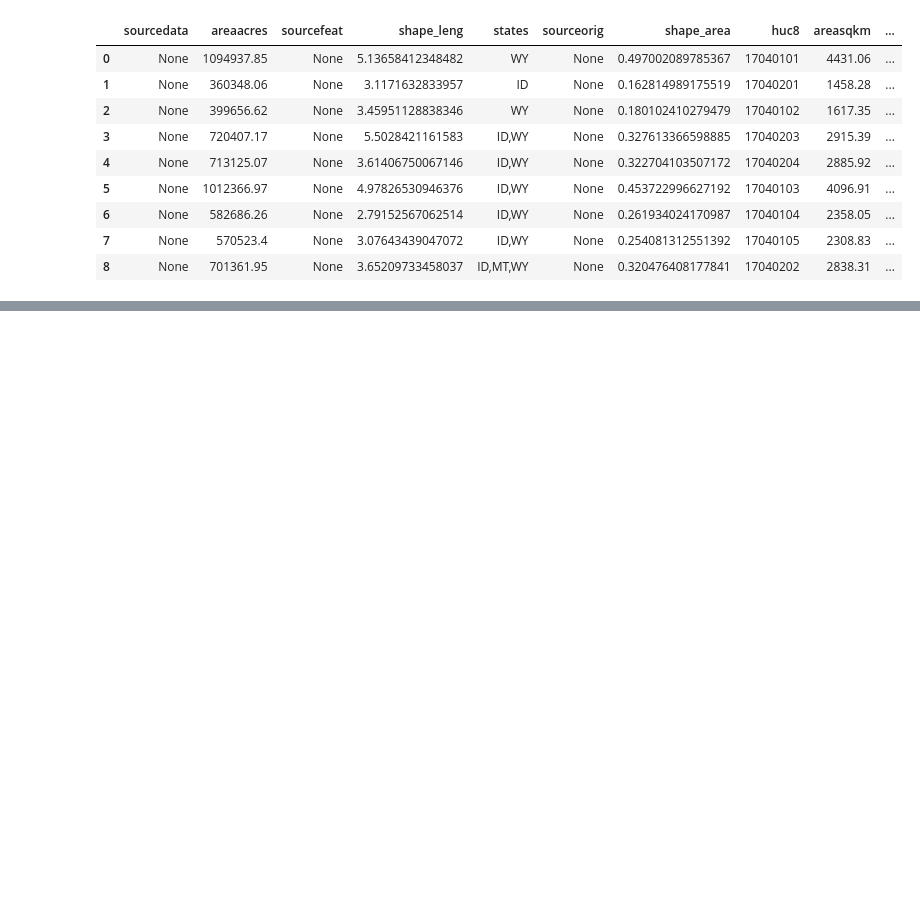
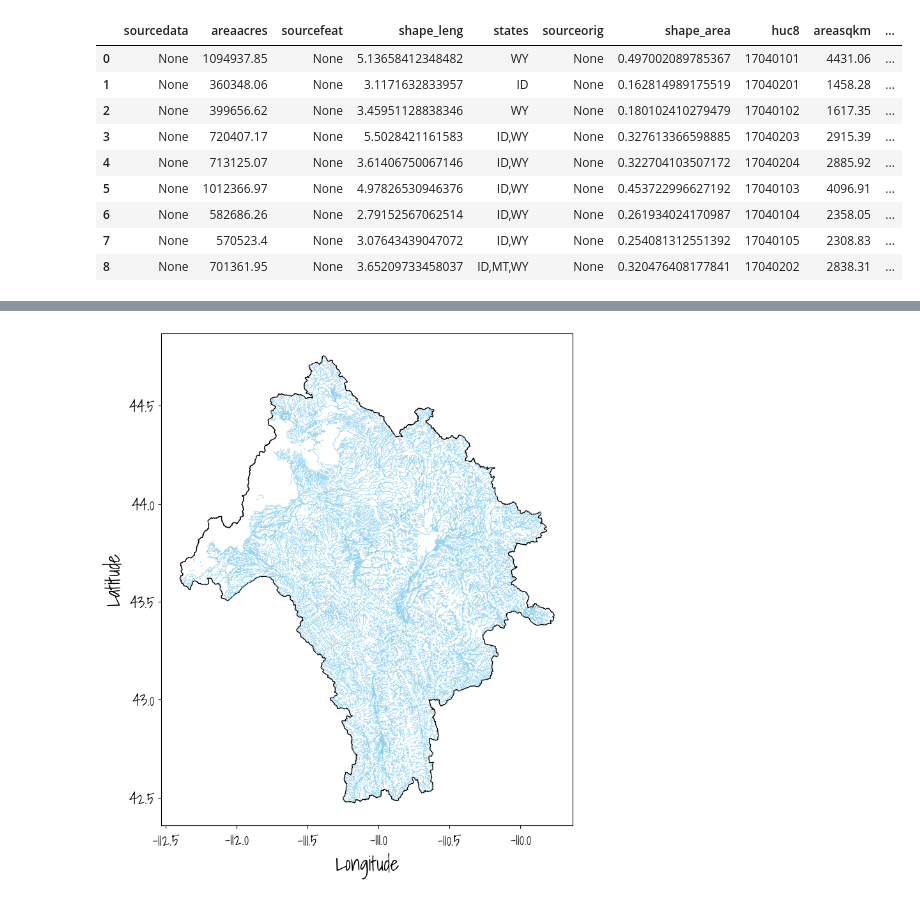
Before and after one commit to scottfordham/sf-GEOS505, a Jupyter notebook: Unit99-Bonus-Data-Wrangling/NHDPlus_processing.ipynb, the cells around one changed output, grey strips where cells are left out. Cells and saved outputs as stored; diff of their text form; code cells hidden in the pictures; blank space fills up the shorter version.

```diff
--- a/Unit99-Bonus-Data-Wrangling/NHDPlus_processing.ipynb
+++ b/Unit99-Bonus-Data-Wrangling/NHDPlus_processing.ipynb
@@ -79,0 +92,16 @@ plt.show()
+# %%
+fig, ax = plt.subplots(figsize=(16,10))
+nhd_clipped_gdf.plot(color='skyblue', linewidth=0.5, figsize=(16,10), ax=ax)
+ws_gdf_bnd.plot(edgecolor='black', facecolor='none', ax=ax)
+ax.set_xlabel('Longitude', font=font, fontsize=22)
+ax.set_ylabel('Latitude', font=font, fontsize=22)
+for label in ax.get_xticklabels():
+    label.set_fontproperties(font)
+
+for label in ax.get_yticklabels():
+    label.set_fontproperties(font)
+ax.tick_params(axis='both', which='major', labelsize=18)
+
+plt.show()
+# %% [output]
+[figure, added]
```
Also changed, not shown: parts of 12 cells of this notebook, 3 other files.
